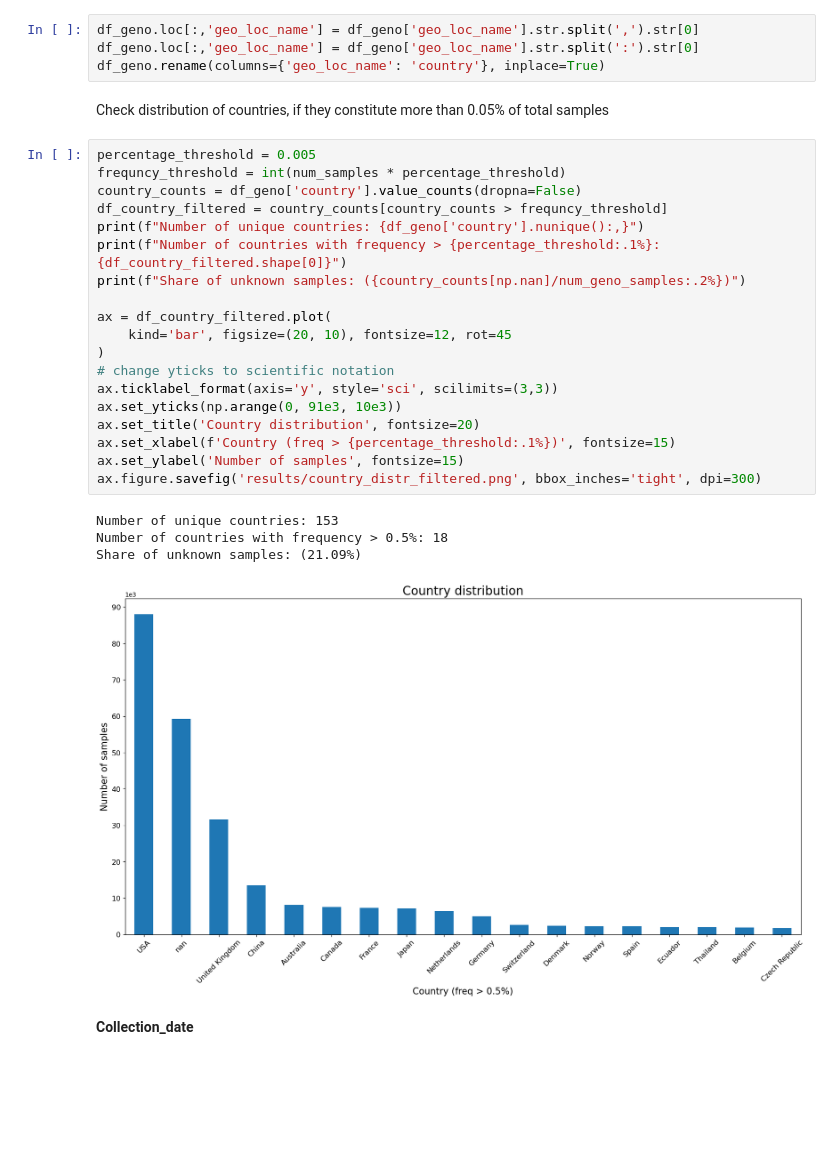
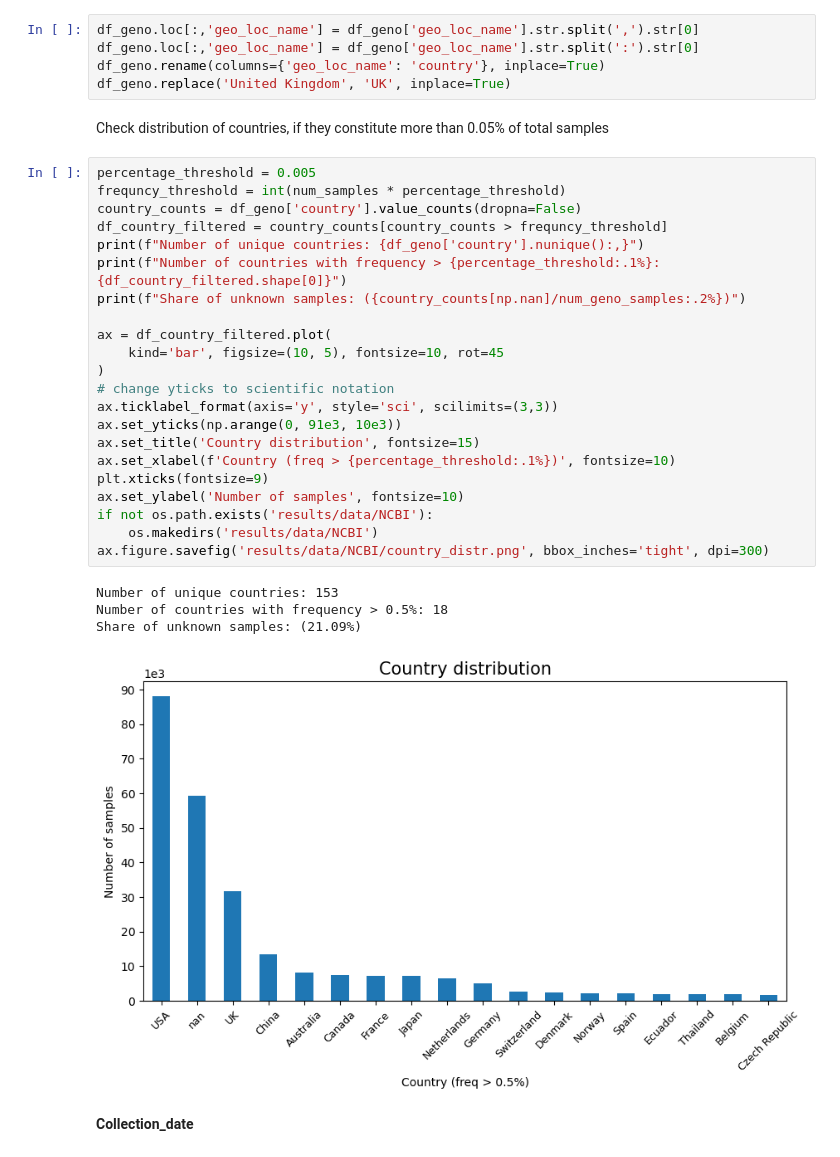
Before and after one commit to jespeols/ARFusion, a Jupyter notebook: code/data_preprocessing.ipynb, the cells around one changed output. Drawn from its saved outputs; the diff is of its cells as text; blank space fills up the shorter version.

```diff
--- a/code/data_preprocessing.ipynb
+++ b/code/data_preprocessing.ipynb
@@ -141,32 +142,36 @@ Remove regional info, after : (colon) or , (comma)
 df_geno.loc[:,'geo_loc_name'] = df_geno['geo_loc_name'].str.split(',').str[0]
 df_geno.loc[:,'geo_loc_name'] = df_geno['geo_loc_name'].str.split(':').str[0]
 df_geno.rename(columns={'geo_loc_name': 'country'}, inplace=True)
+df_geno.replace('United Kingdom', 'UK', inplace=True)
 # %% [markdown]
 Check distribution of countries, if they constitute more than 0.05% of total samples
 # %%
 percentage_threshold = 0.005
 frequncy_threshold = int(num_samples * percentage_threshold)
 country_counts = df_geno['country'].value_counts(dropna=False)
 df_country_filtered = country_counts[country_counts > frequncy_threshold]
 print(f"Number of unique countries: {df_geno['country'].nunique():,}")
 print(f"Number of countries with frequency > {percentage_threshold:.1%}: {df_country_filtered.shape[0]}")
 print(f"Share of unknown samples: ({country_counts[np.nan]/num_geno_samples:.2%})")
 
 ax = df_country_filtered.plot(
-    kind='bar', figsize=(20, 10), fontsize=12, rot=45
+    kind='bar', figsize=(10, 5), fontsize=10, rot=45
 )
 # change yticks to scientific notation
 ax.ticklabel_format(axis='y', style='sci', scilimits=(3,3))
 ax.set_yticks(np.arange(0, 91e3, 10e3))
-ax.set_title('Country distribution', fontsize=20)
-ax.set_xlabel(f'Country (freq > {percentage_threshold:.1%})', fontsize=15)
-ax.set_ylabel('Number of samples', fontsize=15)
-ax.figure.savefig('results/country_distr_filtered.png', bbox_inches='tight', dpi=300)
+ax.set_title('Country distribution', fontsize=15)
+ax.set_xlabel(f'Country (freq > {percentage_threshold:.1%})', fontsize=10)
+plt.xticks(fontsize=9)
+ax.set_ylabel('Number of samples', fontsize=10)
+if not os.path.exists('results/data/NCBI'):
+    os.makedirs('results/data/NCBI')
+ax.figure.savefig('results/data/NCBI/country_distr.png', bbox_inches='tight', dpi=300)
 # %% [output]
 Number of unique countries: 153
 Number of countries with frequency > 0.5%: 18
 Share of unknown samples: (21.09%)
-[figure, old version]
+[figure, new version]
 # %% [markdown]
 **Collection_date**
 # %% [markdown]
```
Also changed, not shown: parts of 106 cells of this notebook, 5 other files.
